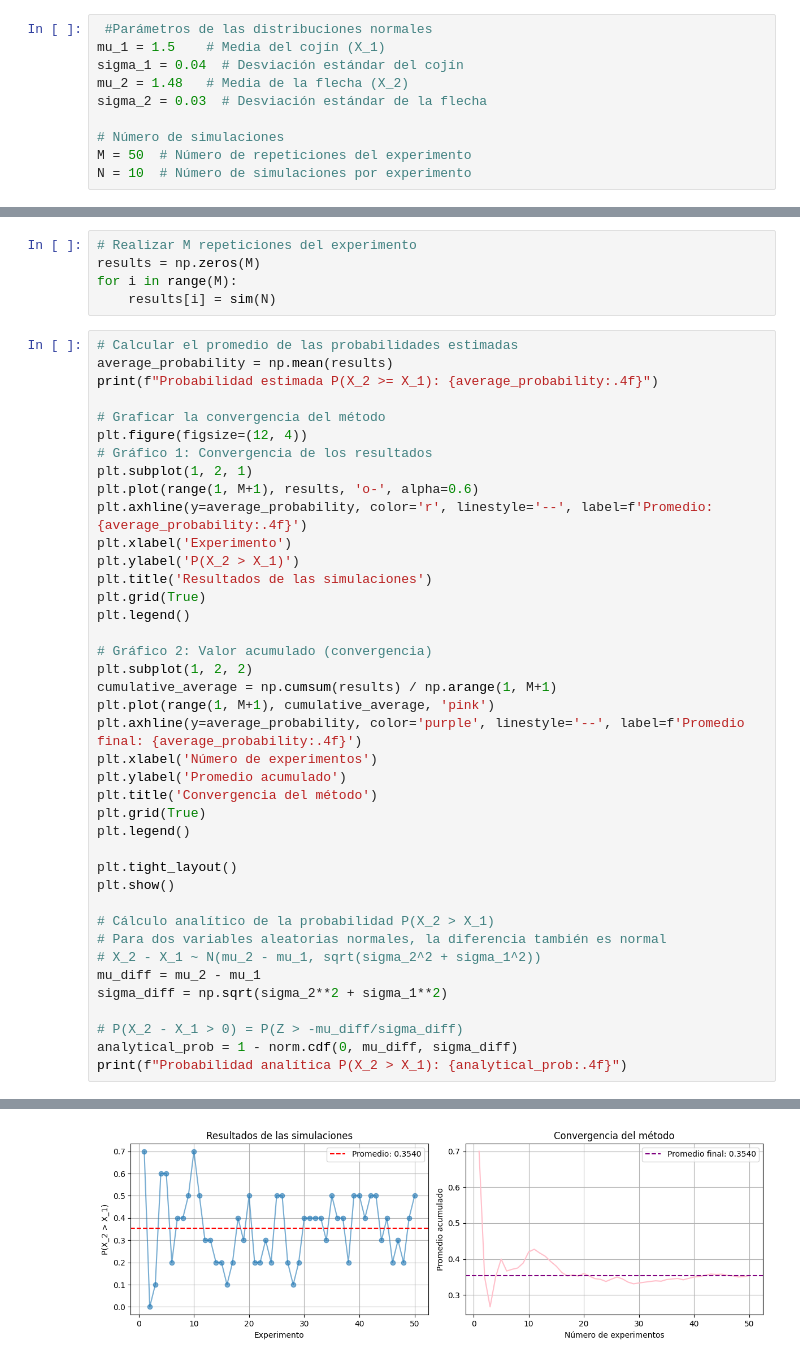
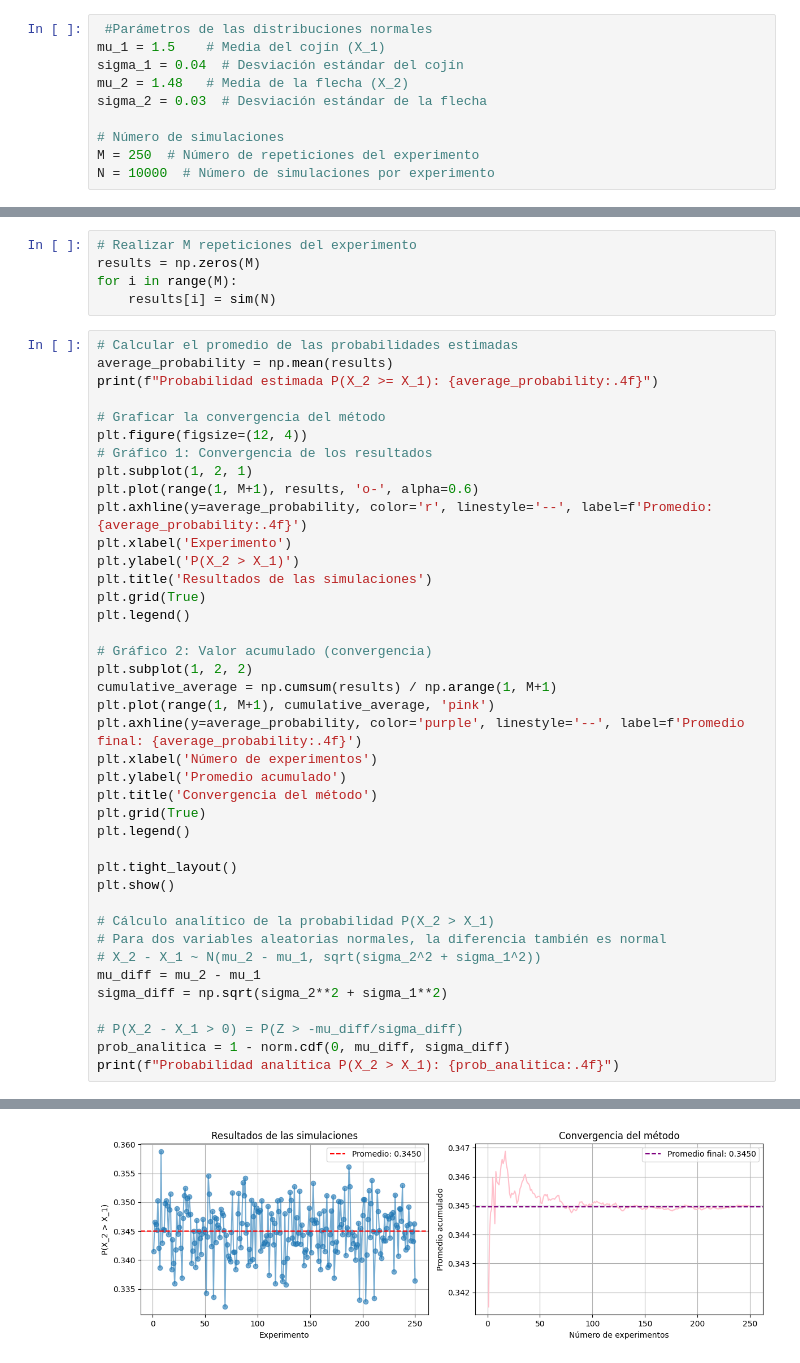
Before and after one commit to VaeriaBautista/Simulaci-n-I, a Jupyter notebook: Flecha_y_Cojinete.ipynb, the cells around one changed output, grey strips where cells are left out. Cells and saved outputs as stored; diff of their text form.

```diff
--- a/Flecha_y_Cojinete.ipynb
+++ b/Flecha_y_Cojinete.ipynb
@@ -13,8 +13,8 @@ mu_2 = 1.48   # Media de la flecha (X_2)
 sigma_2 = 0.03  # Desviación estándar de la flecha
 
 # Número de simulaciones
-M = 50  # Número de repeticiones del experimento
-N = 10  # Número de simulaciones por experimento
+M = 250  # Número de repeticiones del experimento
+N = 10000  # Número de simulaciones por experimento
 # %%
 # Función para realizar una simulación y calcular la proporción
 def sim(n):
@@ -73,6 +73,6 @@ mu_diff = mu_2 - mu_1
 sigma_diff = np.sqrt(sigma_2**2 + sigma_1**2)
 
 # P(X_2 - X_1 > 0) = P(Z > -mu_diff/sigma_diff)
-analytical_prob = 1 - norm.cdf(0, mu_diff, sigma_diff)
-print(f"Probabilidad analítica P(X_2 > X_1): {analytical_prob:.4f}")
+prob_analitica = 1 - norm.cdf(0, mu_diff, sigma_diff)
+print(f"Probabilidad analítica P(X_2 > X_1): {prob_analitica:.4f}")
 # %% [output]
@@ -80,2 +80,2 @@ Probabilidad estimada P(X_2 >= X_1): 0.3540
-[figure, old version]
+[figure, new version]
 Probabilidad analítica P(X_2 > X_1): 0.3446
```
Also changed, not shown: parts of 2 cells of this notebook.
